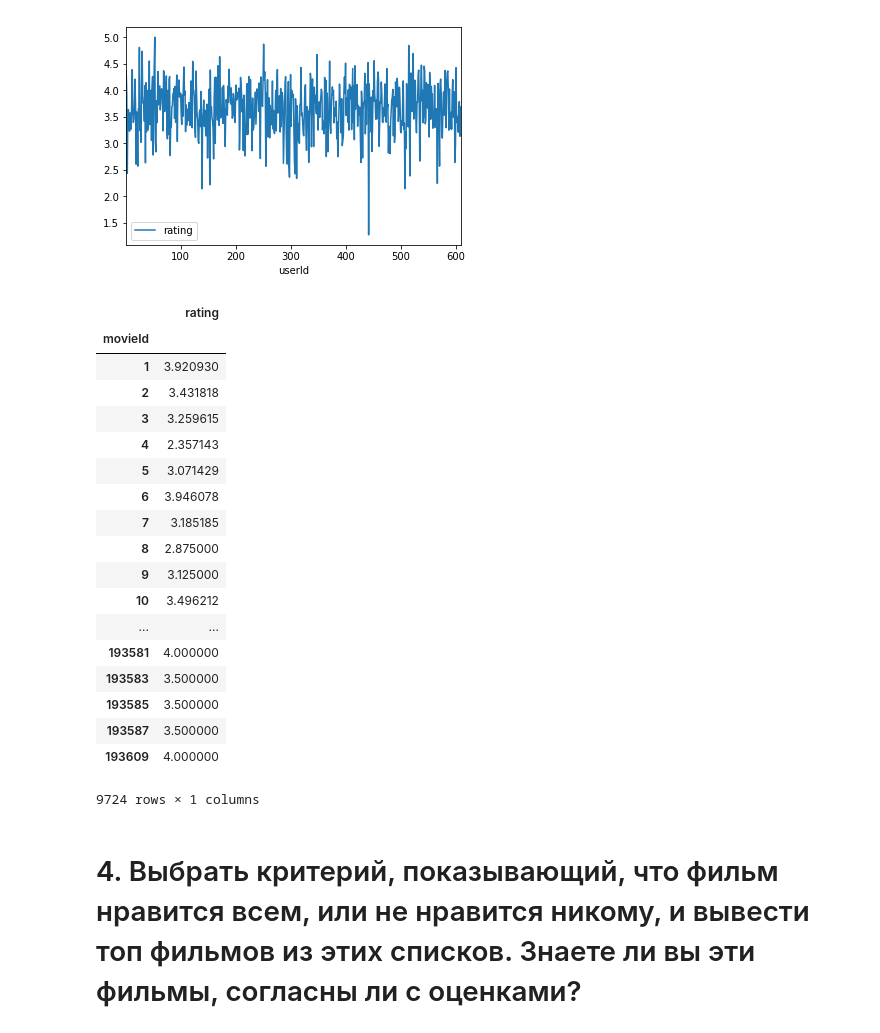
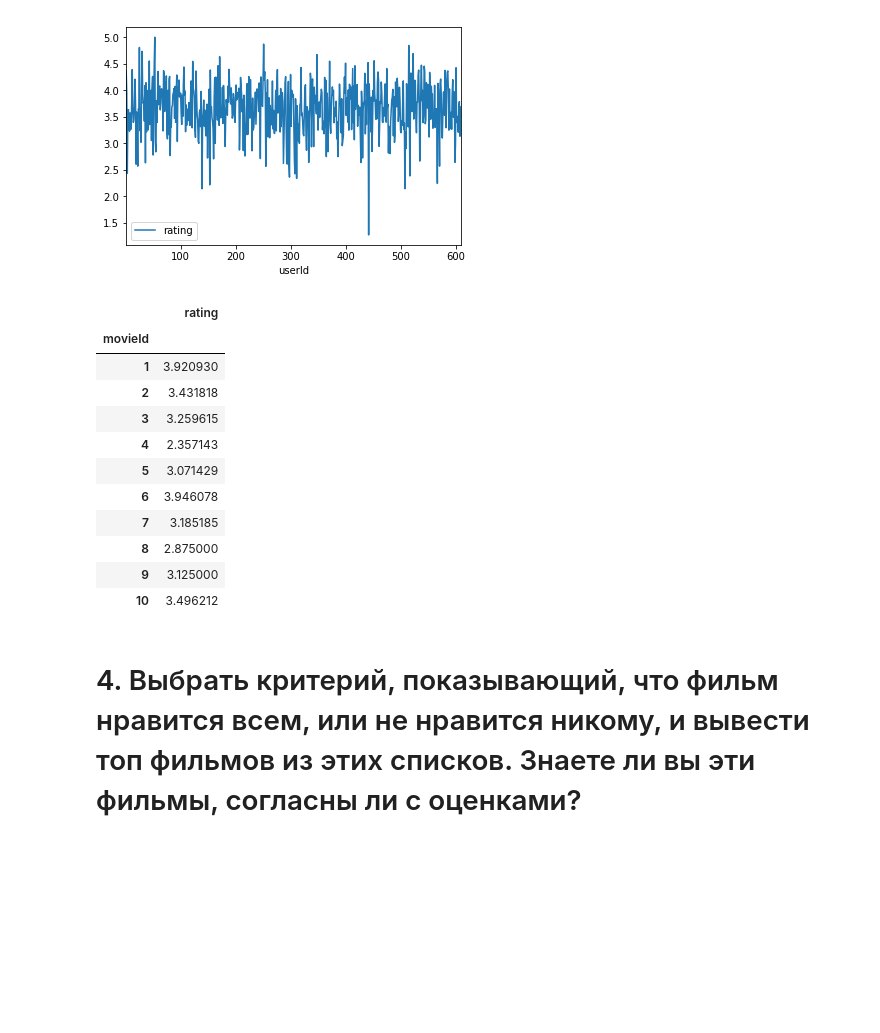
Before and after one commit to ilyaalexivanov/ds-homework, a Jupyter notebook: hw11/hw.ipynb, the cells around one changed output. Cells and saved outputs as stored; diff of their text form; code cells hidden in the pictures; blank space fills up the shorter version.

```diff
--- a/hw11/hw.ipynb
+++ b/hw11/hw.ipynb
@@ -109,28 +94,21 @@ rating[['userId', 'rating']].groupby('userId').mean().plot()
 # %%
 #df.groupby('A').mean()
 #userId movieId rating timestamp
 #rating['userId','rating'].groupby('userId').mean()
-rating[['movieId', 'rating']].groupby('movieId').mean()
+rating[['movieId', 'rating']].groupby('movieId').mean().head(10)
 # %% [output]
 |  | rating |
 | movieId |  |
 | 1 | 3.920930 |
 | 2 | 3.431818 |
 | 3 | 3.259615 |
 | 4 | 2.357143 |
 | 5 | 3.071429 |
 | 6 | 3.946078 |
 | 7 | 3.185185 |
 | 8 | 2.875000 |
 | 9 | 3.125000 |
 | 10 | 3.496212 |
-| ... | ... |
-| 193581 | 4.000000 |
-| 193583 | 3.500000 |
-| 193585 | 3.500000 |
-| 193587 | 3.500000 |
-| 193609 | 4.000000 |
-9724 rows × 1 columns
 # %% [markdown]
 # 4. Выбрать критерий, показывающий, что фильм нравится всем, или не нравится никому, и вывести топ фильмов из этих списков. Знаете ли вы эти фильмы, согласны ли с оценками?
 # %% [markdown]
```
Also changed, not shown: parts of 47 cells of this notebook, 24 other files.
